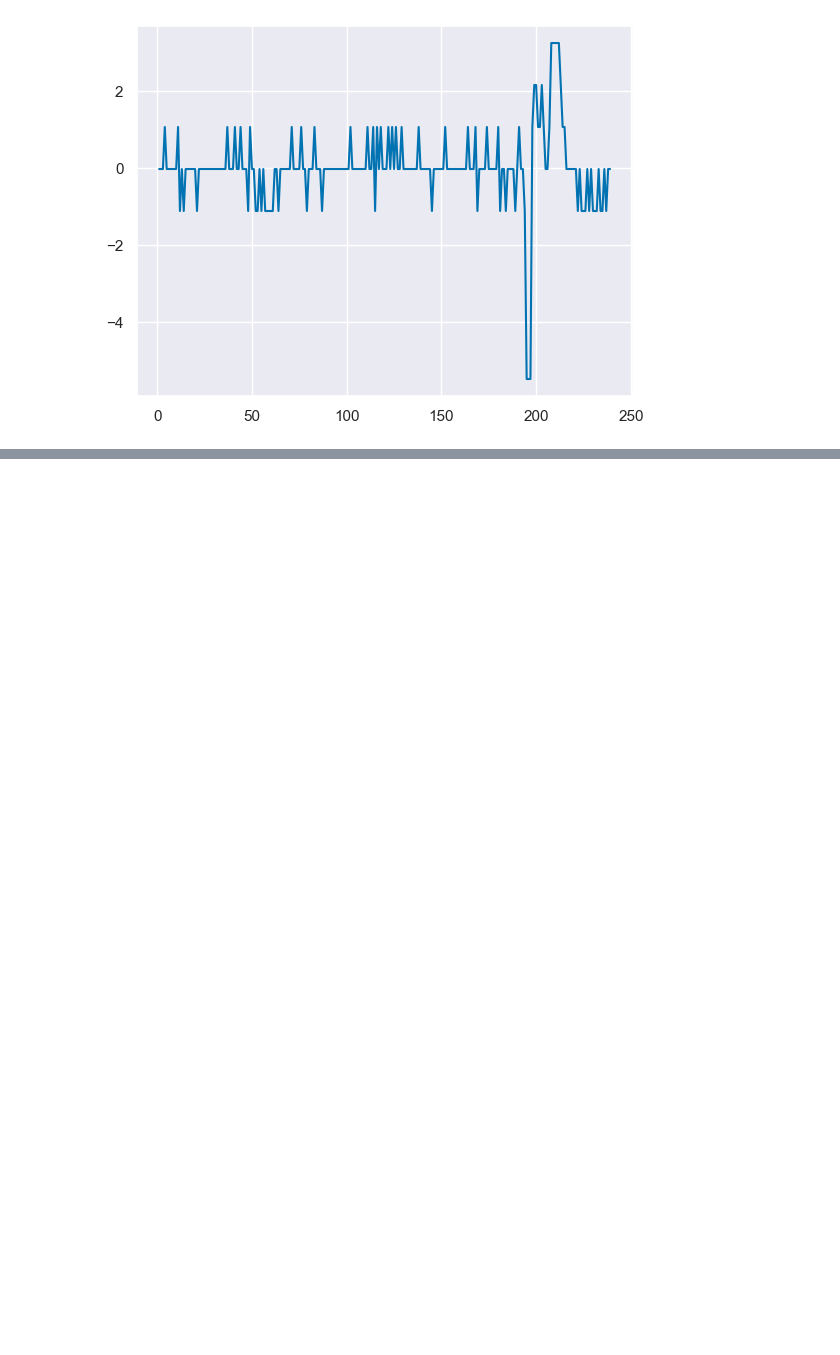
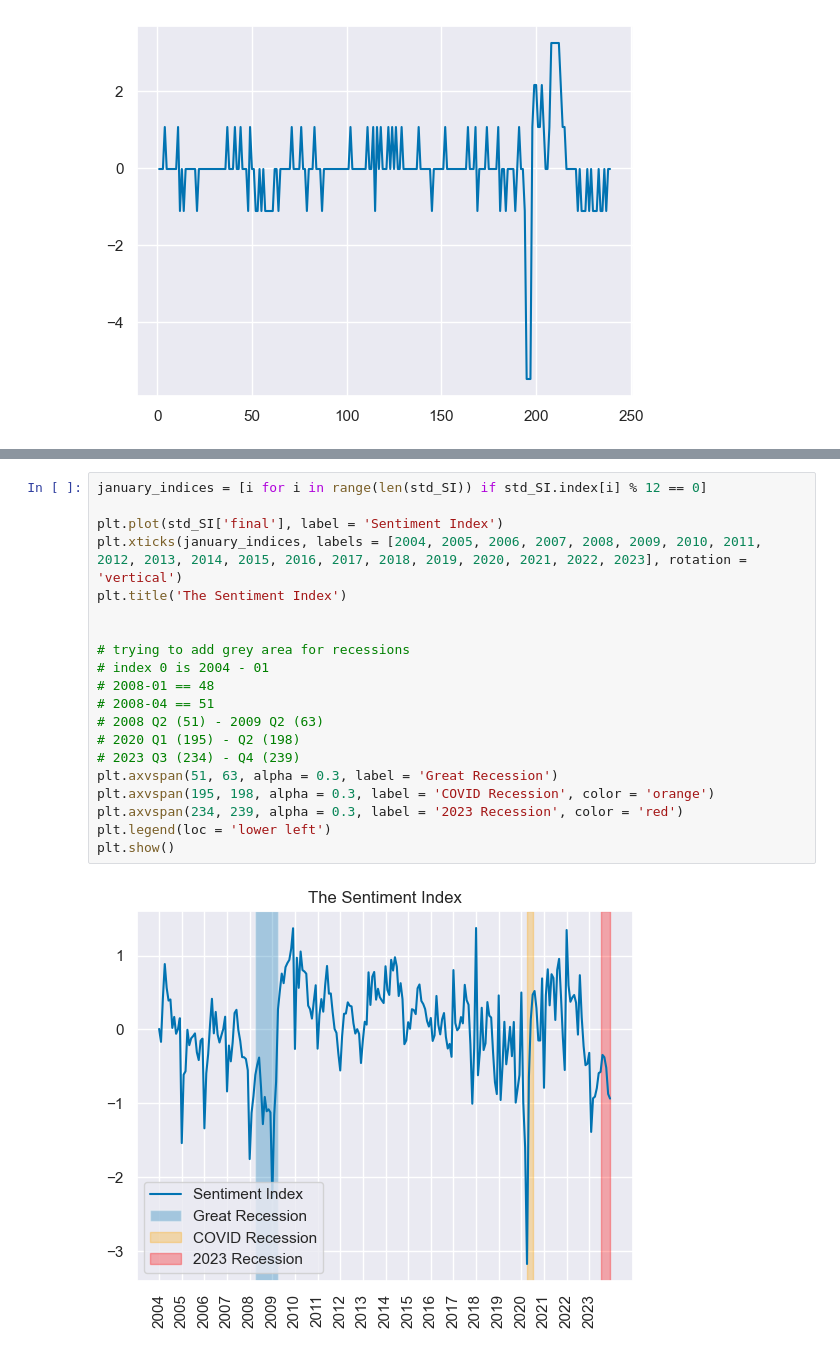
Before and after one commit to aycannon/diss, a Jupyter notebook: Compiled Indicator.ipynb, the cells around one changed output, grey strips where cells are left out. Drawn from its saved outputs; the diff is of its cells as text; blank space fills up the shorter version.

```diff
--- a/Compiled Indicator.ipynb
+++ b/Compiled Indicator.ipynb
@@ -103,0 +142,22 @@ plt.plot(std_p5['vac_diff'])
+# %%
+january_indices = [i for i in range(len(std_SI)) if std_SI.index[i] % 12 == 0]
+
+plt.plot(std_SI['final'], label = 'Sentiment Index')
+plt.xticks(january_indices, labels = [2004, 2005, 2006, 2007, 2008, 2009, 2010, 2011, 2012, 2013, 2014, 2015, 2016, 2017, 2018, 2019, 2020, 2021, 2022, 2023], rotation = 'vertical')
+plt.title('The Sentiment Index')
+
+
+# trying to add grey area for recessions
+# index 0 is 2004 - 01
+# 2008-01 == 48
+# 2008-04 == 51
+# 2008 Q2 (51) - 2009 Q2 (63)
+# 2020 Q1 (195) - Q2 (198)
+# 2023 Q3 (234) - Q4 (239)
+plt.axvspan(51, 63, alpha = 0.3, label = 'Great Recession')
+plt.axvspan(195, 198, alpha = 0.3, label = 'COVID Recession', color = 'orange')
+plt.axvspan(234, 239, alpha = 0.3, label = '2023 Recession', color = 'red')
+plt.legend(loc = 'lower left')
+plt.show()
+# %% [output]
+[figure, added]
```
Also changed, not shown: parts of 10 cells of this notebook.
